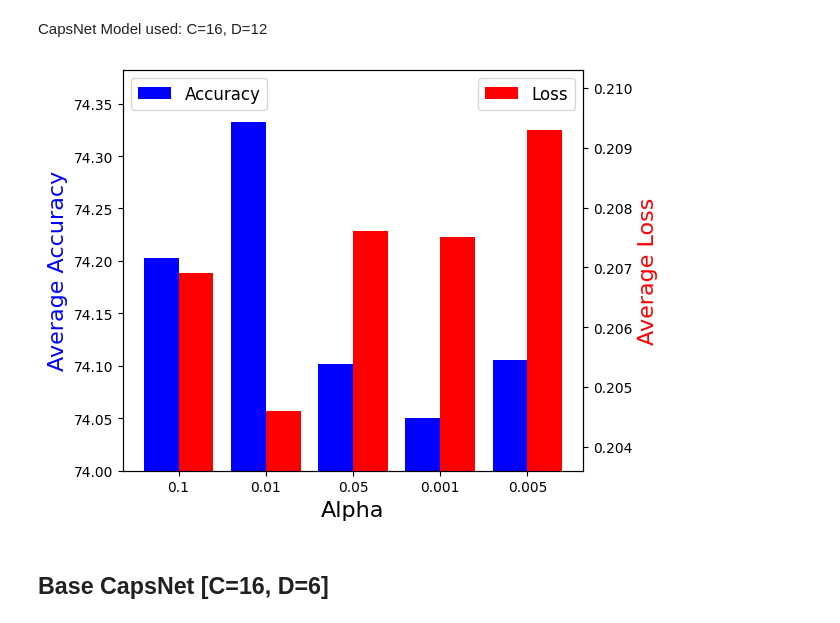
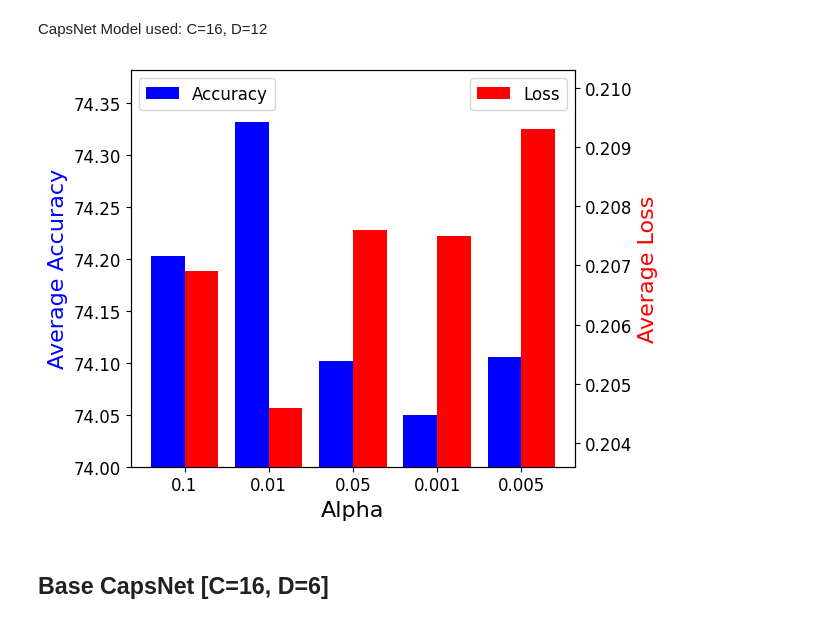
Before and after one commit to sidsahu88/leeds_msc_ocom5300m_project, a Jupyter notebook: src/OCOM5300M-AI-Project_Results_And_Plots.ipynb, the cells around one changed output. Cells and saved outputs as stored; diff of their text form; code cells hidden in the pictures.

Commit message:
added new plot and refactored the codes

```diff
--- a/src/OCOM5300M-AI-Project_Results_And_Plots.ipynb
+++ b/src/OCOM5300M-AI-Project_Results_And_Plots.ipynb
@@ -54,5 +54,5 @@ Successfully installed datasets-2.15.0 dill-0.3.7 flopth-0.1.5 multiprocess-0.70
 from google.colab import drive
 drive.mount('/content/drive')
 
-ROOT="/content/drive/MyDrive/MSc_AI/Course/OCOM5300M-AI_Project/code_repository/results/"
+ROOT="/content/drive/MyDrive/MSc_AI/Course/OCOM5300M-AI_Project/leeds_msc_ocom5300m_project/results/"
 # %% [output]
@@ -148,29 +148,31 @@ for indx, model in enumerate(models):
 # %%
 fig, ax = plt.subplots()
 
 x = np.arange(len(ccm_loss_alpha))
 width = 0.2
 
 ax.bar(x-width, avg_accuracies, label='Accuracy', width=.4, color='blue')
 ax.set_ylim(min(avg_accuracies) - 0.05, max(avg_accuracies) + 0.05, auto=True)
 ax.set_ylabel('Average Accuracy', color='blue', fontsize = 16)
+ax.tick_params(axis='both', which='major', labelsize=12)
 
 ax2 = ax.twinx()
 
 ax2.bar(x+width, avg_losses, label='Loss', width=.4, color='red')
 ax2.set_ylim(min(avg_losses) - 0.001, max(avg_losses) + 0.001, auto=True)
 ax2.set_ylabel('Average Loss', color='red', fontsize = 16)
+ax2.tick_params(axis='both', which='major', labelsize=12)
 
 ax.set_xlabel('Alpha', fontsize = 16)
 ax.set_xticks(x, ccm_loss_alpha)
 # ax.set_title('CapsNet[C=16, D=12] average accuracy and loss for alpha values', fontsize = 16)
 
 ax.legend(loc='upper left', fontsize=12)
 ax2.legend(loc='upper right', fontsize=12)
 fig.tight_layout()
 plt.show()
 # %% [output]
-[figure, old version]
+[figure, new version]
 # %% [markdown]
 ## Base CapsNet [C=16, D=6]
 # %%
```
Also changed, not shown: parts of 15 cells of this notebook, 5 other files.
